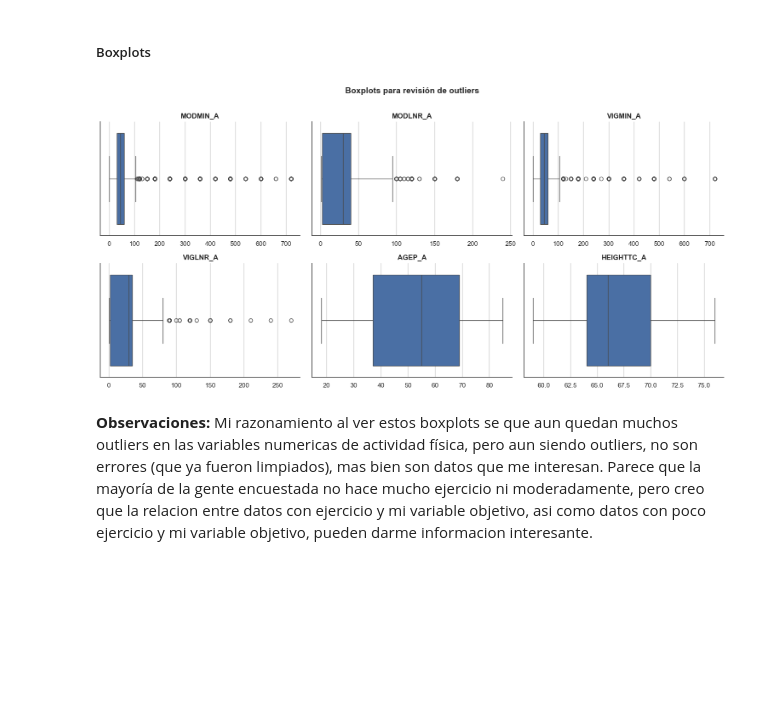
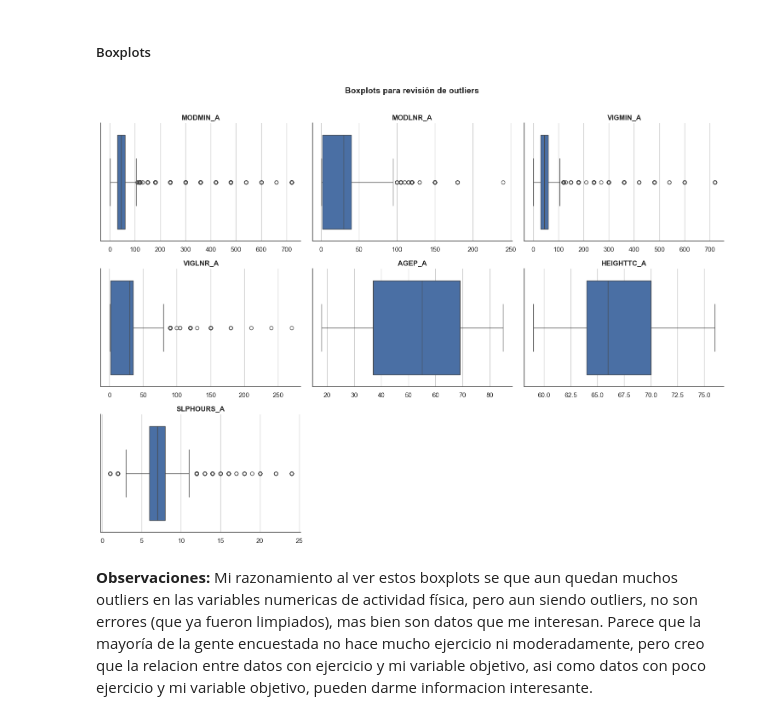
Before and after one commit to anairinac/tfm-wearable-health, a Jupyter notebook: notebooks/notebook.ipynb, the cells around one changed output. Saved outputs shown, nothing was run; the diff lists cells and outputs as text; code cells hidden in the pictures; blank space fills up the shorter version.

Commit message:
added SLPHOURS to X, model tuning wip

```diff
--- a/notebooks/notebook.ipynb
+++ b/notebooks/notebook.ipynb
@@ -227,7 +227,8 @@ basic_vars = [
 # %%
 fatigue_vars = [
     'CFSEV_A', # Síndrome de Fatiga Crónica o Encefalomielitis Miálgica (ME/CFS)
-    'FGEFRQTRD_A' # Frecuencia de cansancio last 3m
+    'FGEFRQTRD_A', # Frecuencia de cansancio last 3m
+    'SLPHOURS_A' # Horas de sueño por noche
 ]
 
 auto_infl_vars = [
@@ -531,7 +533,8 @@ recode_nan = {
     'BMICAT_A': [9],
 
     # Fatiga
-    'FGEFRQTRD_A': [7, 8, 9]
+    'FGEFRQTRD_A': [7, 8, 9],
+    'SLPHOURS_A': [97, 98, 99]
 }
 
 recode_zero = {
@@ -1025,34 +1031,34 @@ for group_name in variable_groups:
 # %% [markdown]
 ##### Boxplots
 # %%
-real_numeric_vars = ['MODMIN_A', 'MODLNR_A', 'VIGMIN_A', 'VIGLNR_A', 'AGEP_A', 'HEIGHTTC_A']
+real_numeric_vars = ['MODMIN_A', 'MODLNR_A', 'VIGMIN_A', 'VIGLNR_A', 'AGEP_A', 'HEIGHTTC_A', 'SLPHOURS_A']
 
 def plot_boxplot_var(df, col, ax):
     data = df[col].dropna()
     sns.boxplot(x=data, ax=ax, color=COLOR_BASE)
     ax.set_title(col)
     ax.set_xlabel('')
 
 def num_vars_to_boxplot(df, numvars):
     n_cols = 3
     n_rows = -(-len(numvars) // n_cols)
     fig, axes = plt.subplots(n_rows, n_cols, figsize= (15, 3.6 * n_rows))
     axes = axes.flatten()
 
     for i, col in enumerate(numvars):
         ax = axes[i]
         plot_boxplot_var(df, col, ax)
 
     for j in range(len(numvars), len(axes)):
         axes[j].set_visible(False)
 
     fig.suptitle('Boxplots para revisión de outliers', fontsize = 14, fontweight='bold', y = 1.01)
     plt.tight_layout()
     plt.show()
 
 num_vars_to_boxplot(df_clean_special_codes, real_numeric_vars)
 # %% [output]
-[figure, old version]
+[figure, new version]
 # %% [markdown]
 **Observaciones:**
 Mi razonamiento al ver estos boxplots se que aun quedan muchos outliers en las variables numericas de actividad física, pero aun siendo outliers, no son errores (que ya fueron limpiados), mas bien son datos que me interesan. Parece que la mayoría de la gente encuestada no hace mucho ejercicio ni moderadamente, pero creo que la relacion entre datos con ejercicio y mi variable objetivo, asi como datos con poco ejercicio y mi variable objetivo, pueden darme informacion interesante.
```
Also changed, not shown: parts of 64 cells of this notebook.
